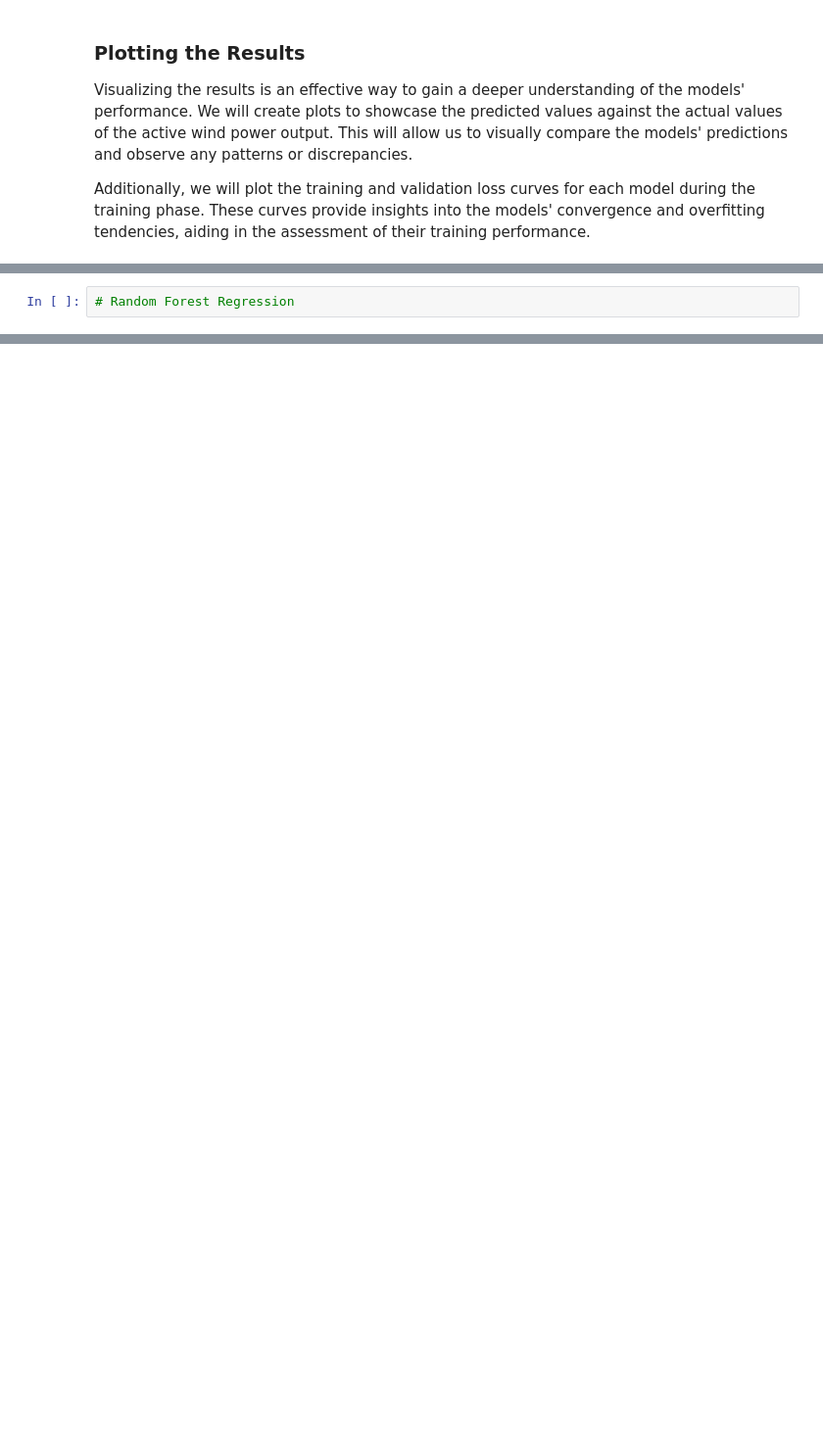
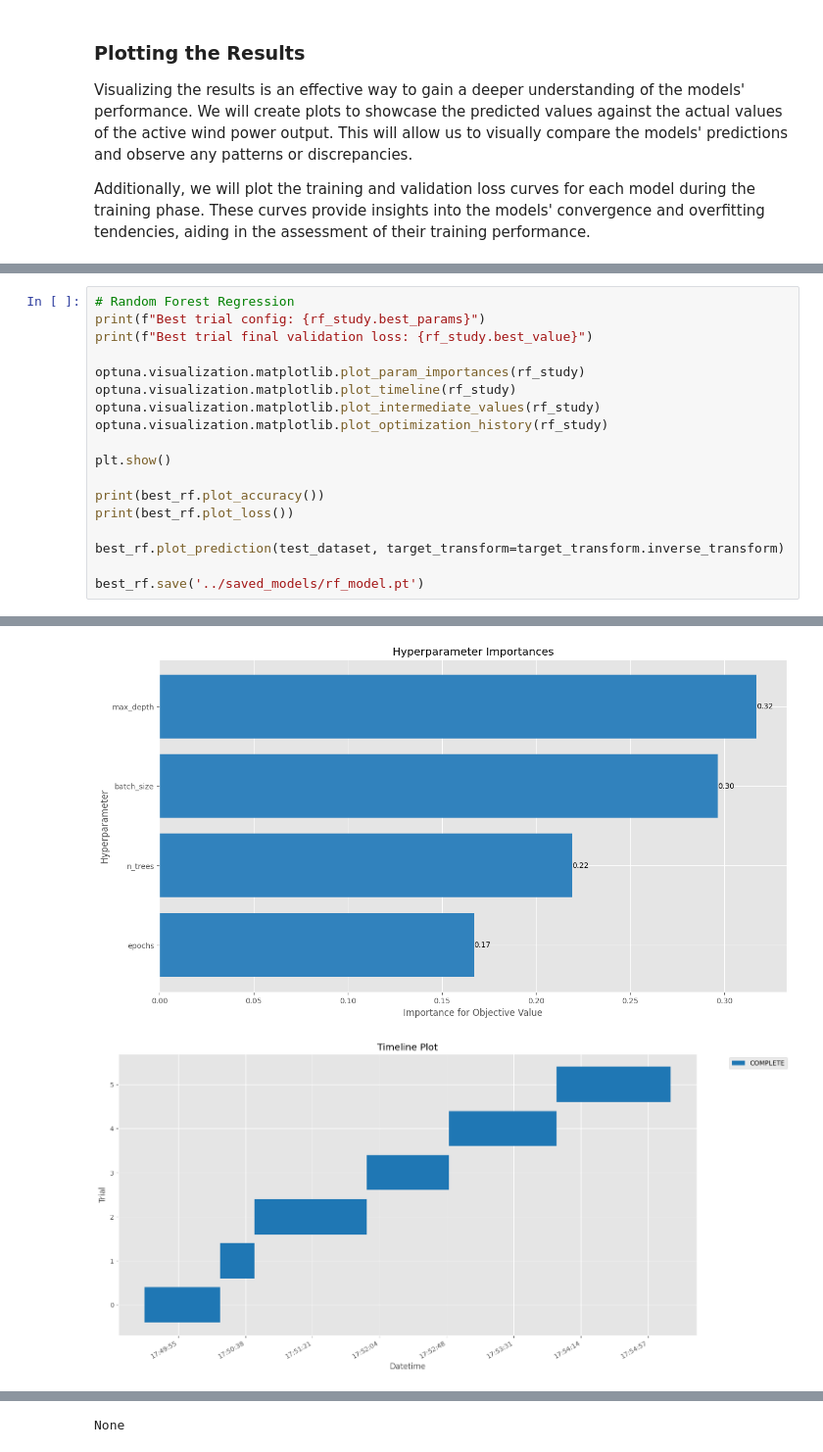
Before and after one commit to hectellian/wind-power-forecasting, a Jupyter notebook: wind_power_forecasting/results.ipynb, the cells around one changed output, grey strips where cells are left out. Shown at 98% size. Cells and saved outputs as stored; diff of their text form; blank space fills up the shorter version.

```diff
--- a/wind_power_forecasting/results.ipynb
+++ b/wind_power_forecasting/results.ipynb
@@ -281,2 +347,19 @@ Saving self to ../saved_models/lreg_model.pt.
-# %%
-# Random Forest Regression
+# %%
+# Random Forest Regression
+print(f"Best trial config: {rf_study.best_params}")
+print(f"Best trial final validation loss: {rf_study.best_value}")
+
+optuna.visualization.matplotlib.plot_param_importances(rf_study)
+optuna.visualization.matplotlib.plot_timeline(rf_study)
+optuna.visualization.matplotlib.plot_intermediate_values(rf_study)
+optuna.visualization.matplotlib.plot_optimization_history(rf_study)
+
+plt.show()
+
+print(best_rf.plot_accuracy())
+print(best_rf.plot_loss())
+
+best_rf.plot_prediction(test_dataset, target_transform=target_transform.inverse_transform)
+
+best_rf.save('../saved_models/rf_model.pt')
+# %% [output]
@@ -282,0 +368,2 @@ Saving self to ../saved_models/lreg_model.pt.
+[figure, added]
+[figure, added]
@@ -282,0 +373 @@ Saving self to ../saved_models/lreg_model.pt.
+None
```
Also changed, not shown: parts of 9 cells of this notebook, 8 other files.
